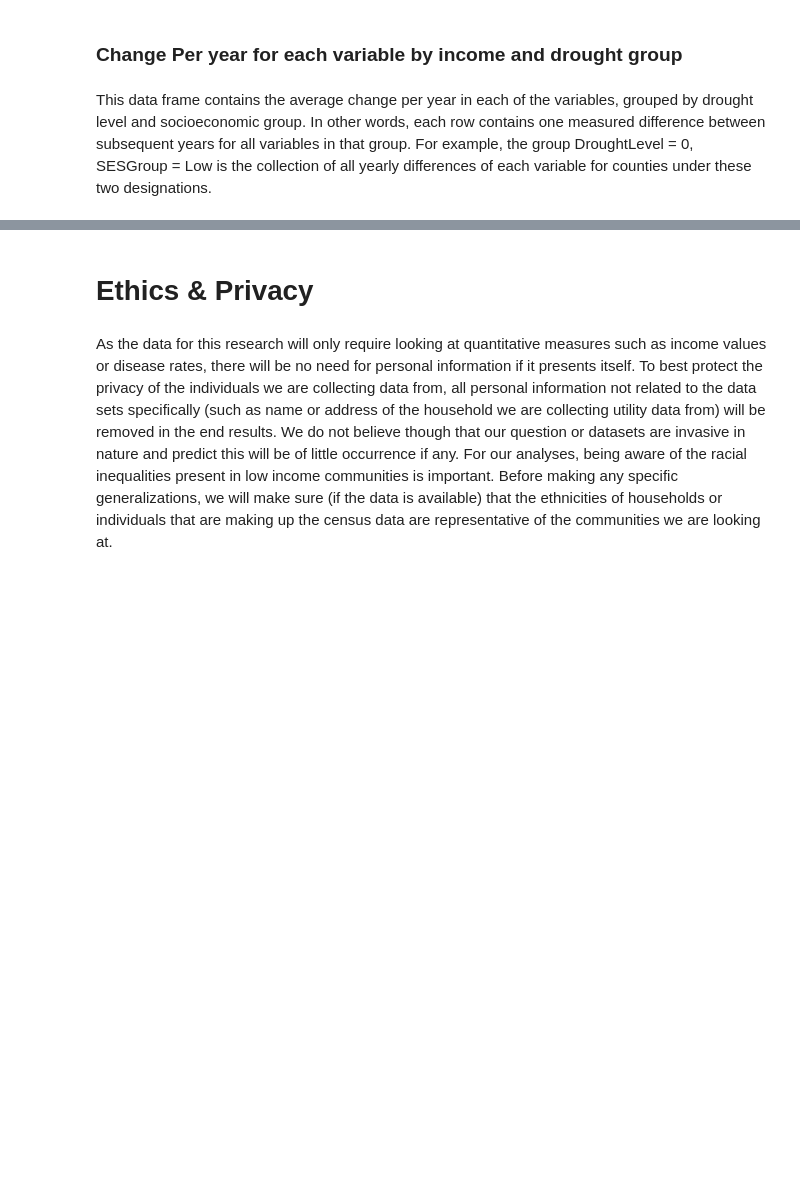
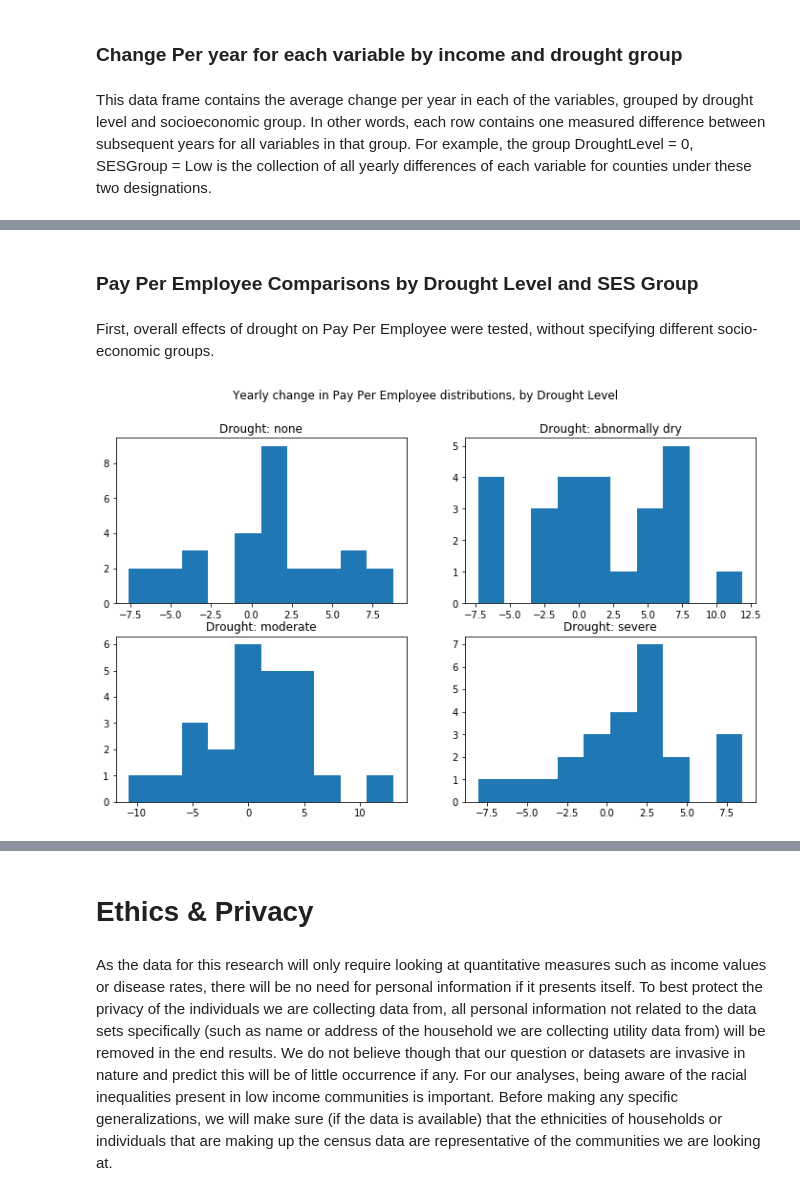
Before and after one commit to jacobmoul/COGS108_Repo, a Jupyter notebook: Final Project/FinalProject.ipynb, the cells around one changed output, grey strips where cells are left out. Cells and saved outputs as stored; diff of their text form; code cells hidden in the pictures; blank space fills up the shorter version.

```diff
--- a/Final Project/FinalProject.ipynb
+++ b/Final Project/FinalProject.ipynb
@@ -422,0 +559,32 @@ change_per_year_df.head(29)
+# %% [markdown]
+### Pay Per Employee Comparisons by Drought Level and SES Group
+# %% [markdown]
+First, overall effects of drought on Pay Per Employee were tested, without specifying different socio-economic groups.
+# %%
+## separate different groups
+
+ppe_none = np.concatenate((ppe_dict['Drought: 0, SES: Low'],
+                                     ppe_dict['Drought: 0, SES: Middle'],
+                                     ppe_dict['Drought: 0, SES: High']))
+ppe_dry = np.concatenate((ppe_dict['Drought: 1, SES: Low'],
+                                     ppe_dict['Drought: 1, SES: Middle'],
+                                     ppe_dict['Drought: 1, SES: High']))
+ppe_moderate = np.concatenate((ppe_dict['Drought: 2, SES: Low'],
+                                     ppe_dict['Drought: 2, SES: Middle'],
+                                     ppe_dict['Drought: 2, SES: High']))
+ppe_severe = np.concatenate((ppe_dict['Drought: 3, SES: Low'],
+                                     ppe_dict['Drought: 3, SES: Middle'],
+                                     ppe_dict['Drought: 3, SES: High']))
+# %%
+fig, (a1, a2) = plt.subplots(2, 2,figsize=(12,7))
+fig.suptitle('Yearly change in Pay Per Employee distributions, by Drought Level')
+a1[0].hist(ppe_none)
+a1[0].set_title('Drought: none');
+a1[1].hist(ppe_dry)
+a1[1].set_title('Drought: abnormally dry');
+a2[0].hist(ppe_moderate)
+a2[0].set_title('Drought: moderate');
+a2[1].hist(ppe_severe)
+a2[1].set_title('Drought: severe');
+# %% [output]
+[figure, added]
```
Also changed, not shown: parts of 37 cells of this notebook.
